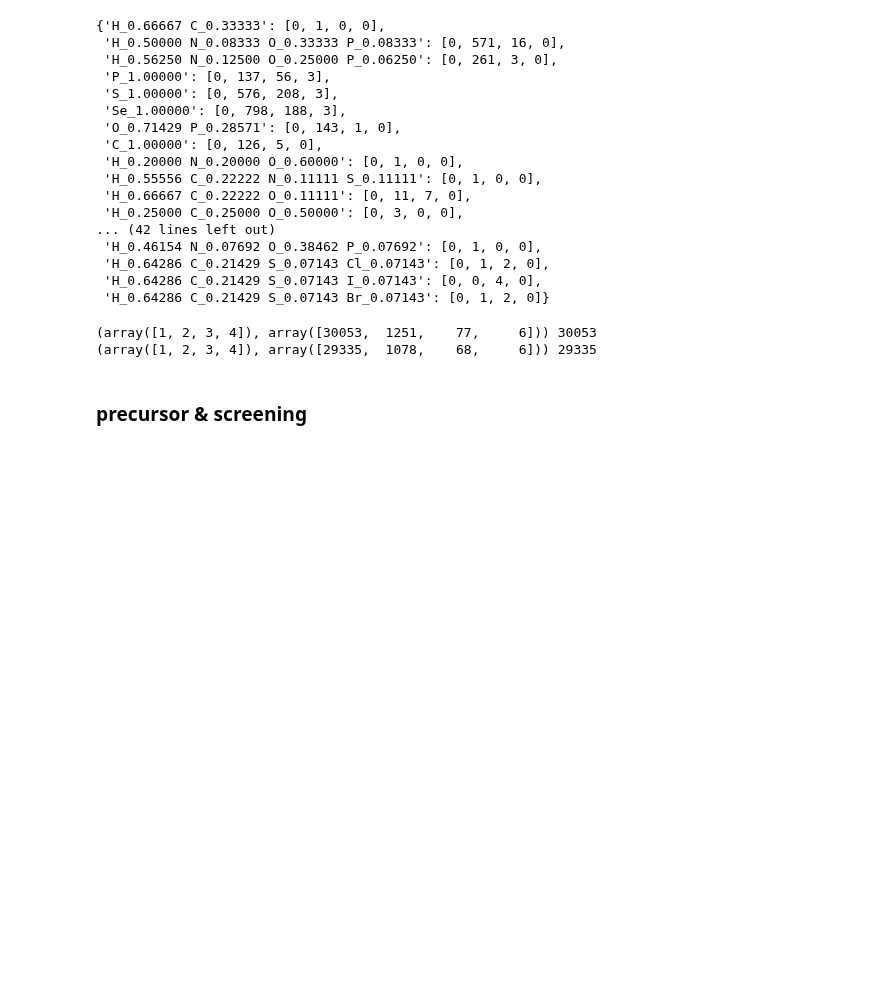
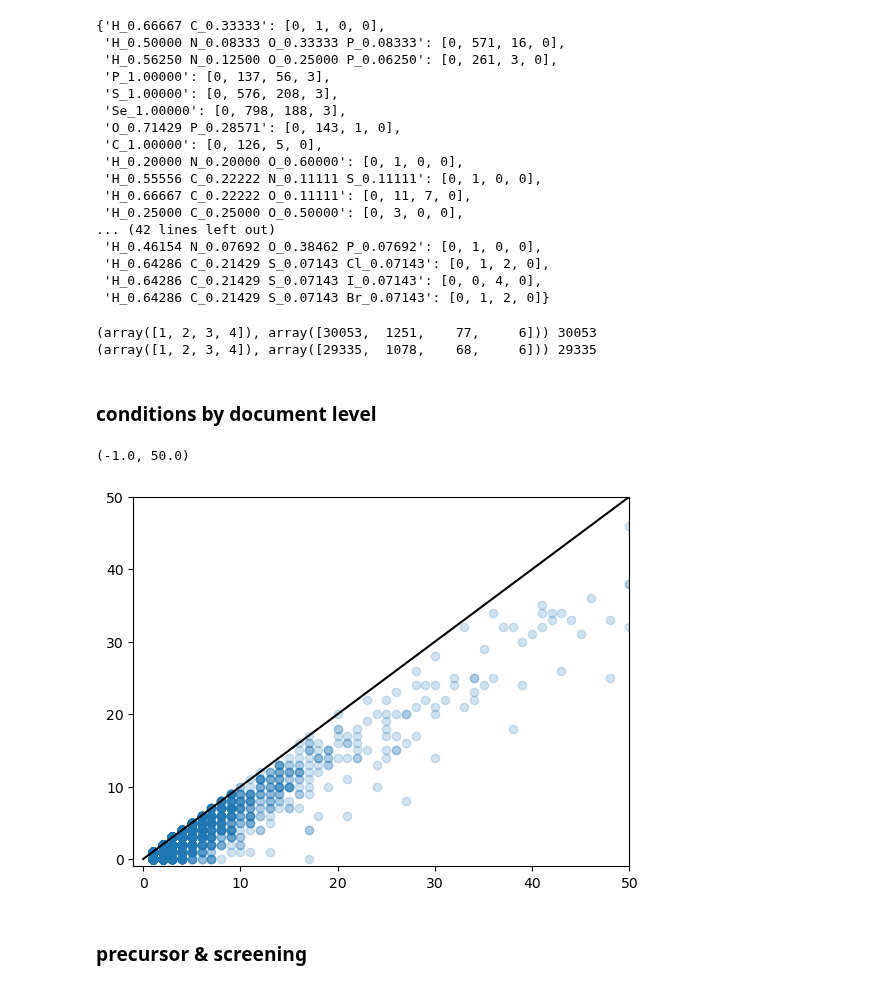
Before and after one commit to git-jhyang/inorganic_synthesis, a Jupyter notebook: notebooks/analysis_data.ipynb, the cells around one changed output. Cells and saved outputs as stored; diff of their text form; code cells hidden in the pictures; blank space fills up the shorter version.

```diff
--- a/notebooks/analysis_data.ipynb
+++ b/notebooks/analysis_data.ipynb
@@ -1543,3 +1553,53 @@ with gzip.open('../data/unique_reaction_ss.pkl.gz','wb') as f:
     pickle.dump(ssur, f)
 with gzip.open('../data/screened_unique_reaction_ss.pkl.gz','wb') as f:
     pickle.dump(sssur, f)
+# %% [markdown]
+### conditions by document level
+# %%
+with gzip.open('../data/screened_unique_reaction_ss.pkl.gz','rb') as f:
+    sssur = pickle.load(f)
+# %%
+ssscr = []
+for rxn in sssur:
+    base = {
+        'id_target':rxn['id_target'],
+        'id_reaction':rxn['id_reaction'],
+        'count':rxn['count'],
+        'count_condition':len(rxn['dois']),
+        'year':None,
+        'doi':None,
+        'target_comp':rxn['target_comp'],
+        'precursor_comp':rxn['precursor_comp'],
+        'heat_temp':None,
+        'heat_time':None,
+    }
+    for year, doi, t1, t2 in zip(rxn['years'], rxn['dois'], rxn['heat_temp'], rxn['heat_time']):
+        data = base.copy()
+        data['year'] = year
+        data['doi'] = doi
+        data['heat_temp'] = t1
+        data['heat_time'] = t2
+        ssscr.append(data)
+# %%
+counts = []
+for rxn in sssur:
+    count = [len(rxn['dois']), 0, 0, 0]
+    for t1, t2 in zip(rxn['heat_temp'], rxn['heat_time']):
+        if (t1['mean'] is None) and (t2['mean'] is None):
+            continue
+        elif t2['mean'] is None:
+            count[1] += 1
+        elif t1['mean'] is None:
+            count[2] += 1
+        else:
+            count[3] += 1
+    counts.append(count)
+# %%
+a, b, c, d = np.array(counts).T
+plt.scatter(a,d, alpha=0.2)
+plt.plot([0,300],[0,300], 'k')
+plt.xlim([-1,50])
+plt.ylim([-1,50])
+# %% [output]
+(-1.0, 50.0)
+[figure, added]
```
Also changed, not shown: parts of 4 cells of this notebook, 10 other files.
